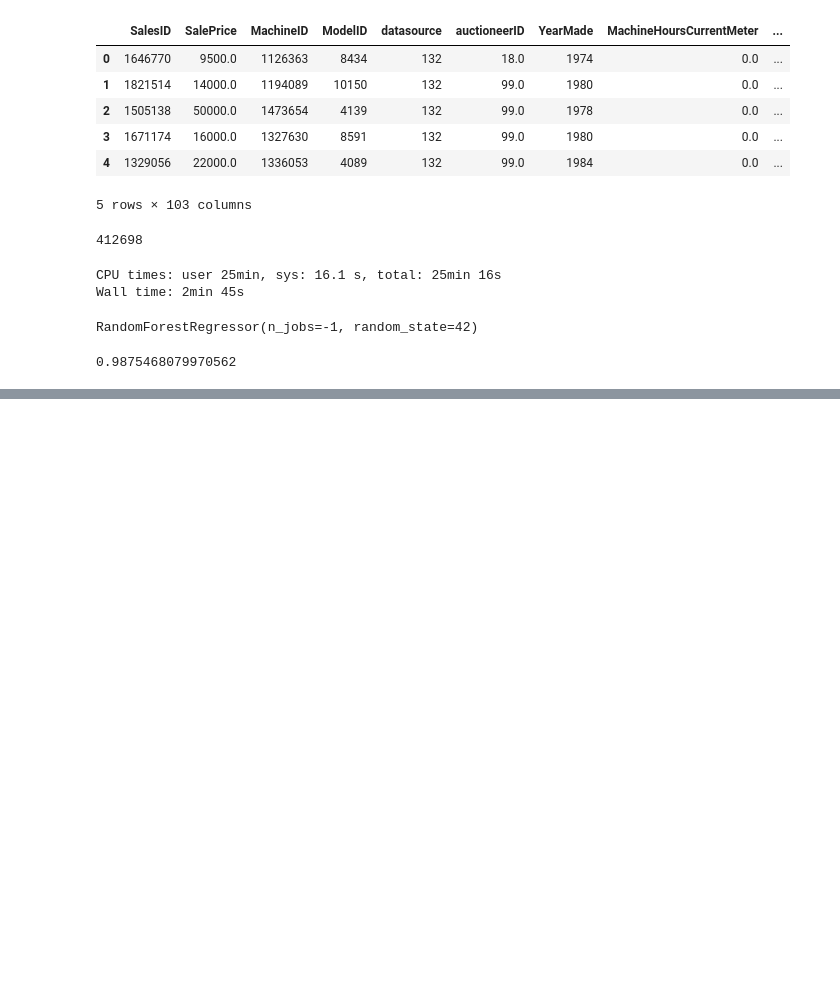
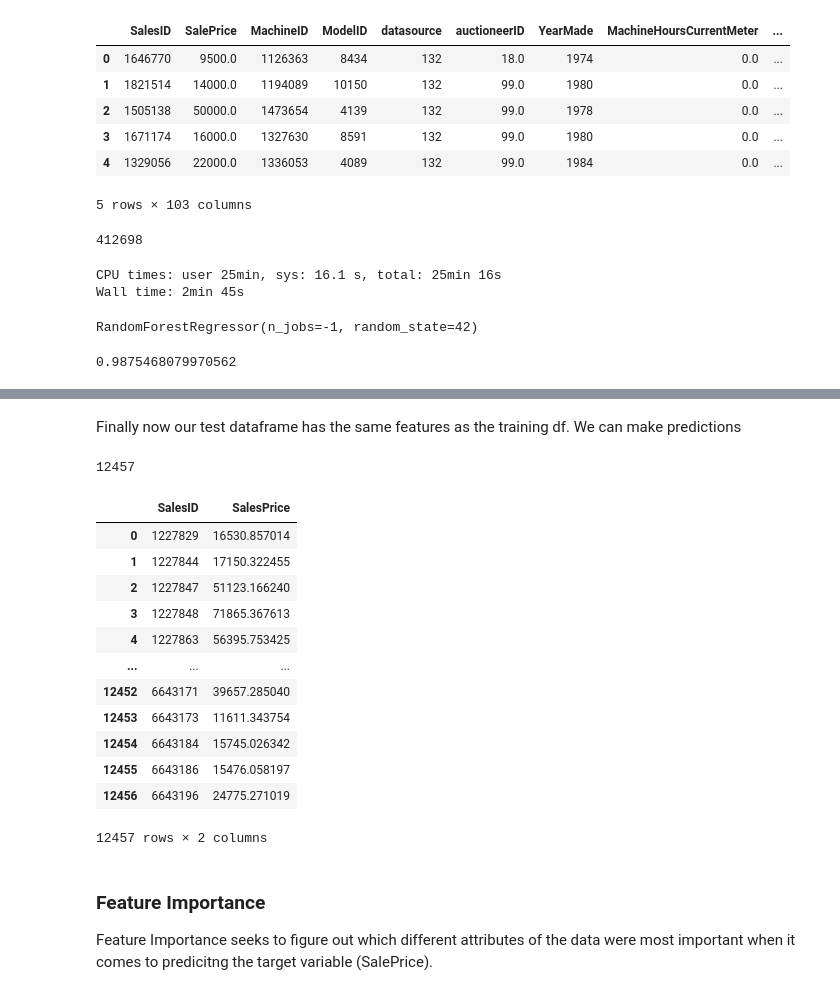
Before and after one commit to Tarun-Mittal-cell/bulldozerprice-ML-Kaggle, a Jupyter notebook: end-to-end-bulldozer-price-regression.ipynb, the cells around one changed output, grey strips where cells are left out. Saved outputs shown, nothing was run; the diff lists cells and outputs as text; code cells hidden in the pictures; blank space fills up the shorter version.

```diff
--- a/end-to-end-bulldozer-price-regression.ipynb
+++ b/end-to-end-bulldozer-price-regression.ipynb
@@ -1091,0 +1076,2 @@ df_preds["SalesID"] = df_test["SalesID"]
+# %% [markdown]
+Finally now our test dataframe has the same features as the training df. We can make predictions
@@ -1091,0 +1084,24 @@ df_preds["SalesID"] = df_test["SalesID"]
+# %%
+len(test_preds)
+# %% [output]
+12457
+# %%
+# Format predictions into the same format Kaggle is after
+df_preds = pd.DataFrame()
+df_preds["SalesID"] = df_test["SalesID"]
+df_preds["SalesPrice"] = test_preds
+df_preds
+# %% [output]
+|  | SalesID | SalesPrice |
+| 0 | 1227829 | 16530.857014 |
+| 1 | 1227844 | 17150.322455 |
+| 2 | 1227847 | 51123.166240 |
+| 3 | 1227848 | 71865.367613 |
+| 4 | 1227863 | 56395.753425 |
+| ... | ... | ... |
+| 12452 | 6643171 | 39657.285040 |
+| 12453 | 6643173 | 11611.343754 |
+| 12454 | 6643184 | 15745.026342 |
+| 12455 | 6643186 | 15476.058197 |
+| 12456 | 6643196 | 24775.271019 |
+12457 rows × 2 columns
@@ -1091,0 +1111,4 @@ df_preds["SalesID"] = df_test["SalesID"]
+# %% [markdown]
+### Feature Importance
+
+Feature Importance seeks to figure out which different attributes of the data were most important when it comes to predicitng the target variable (SalePrice).
```
Also changed, not shown: parts of 77 cells of this notebook, 1 other file.
